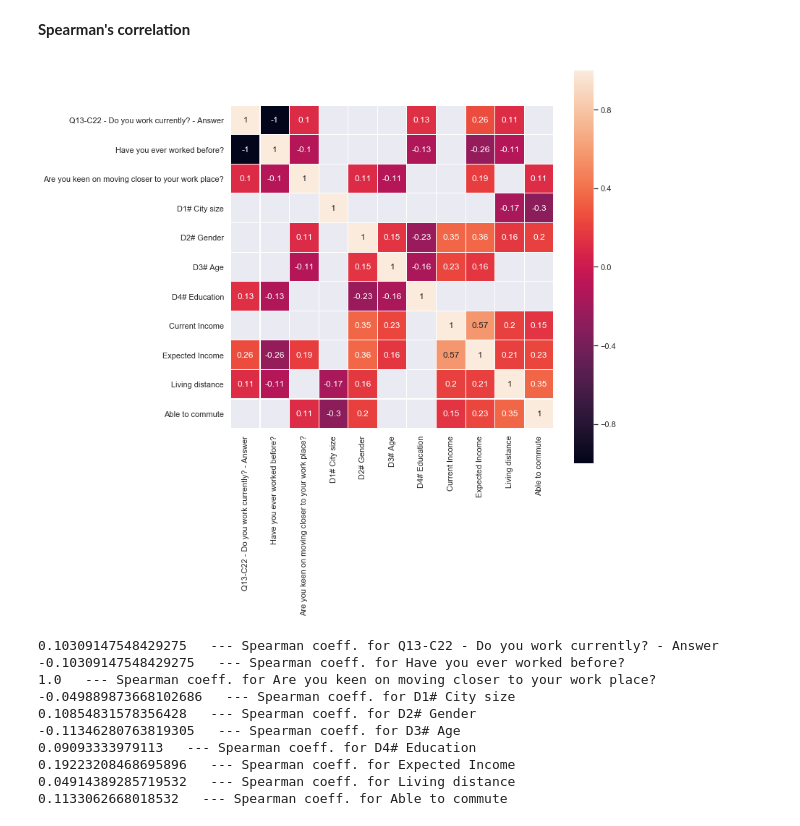
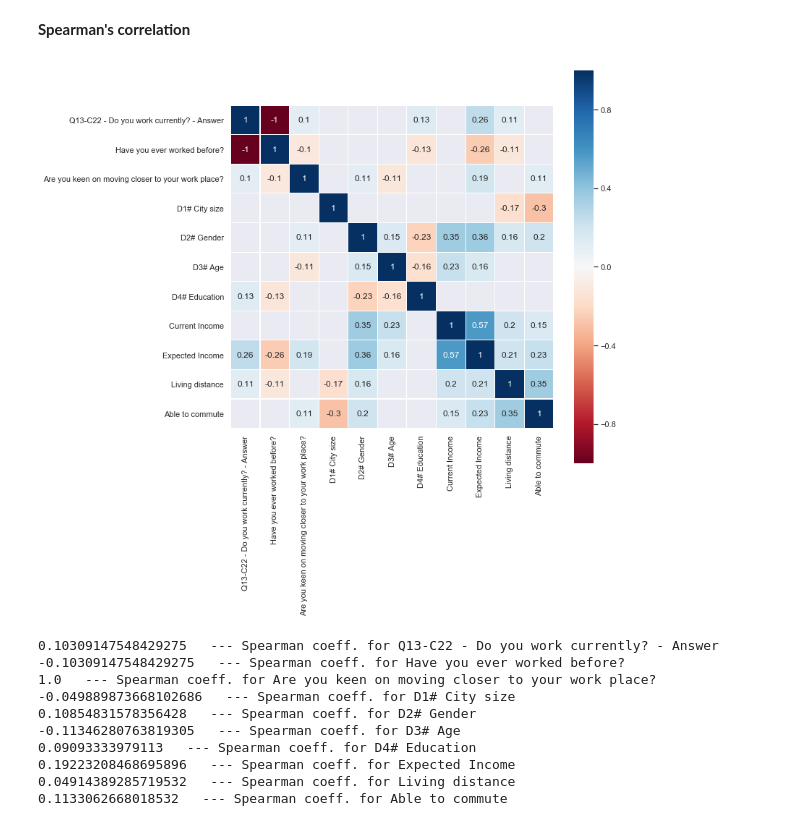
Before and after one commit to norbertstrzelecki/lstm_word2vec_spam_classifier, a Jupyter notebook: analytical/Analytical Task.ipynb, the cells around one changed output. Saved outputs shown, nothing was run; the diff lists cells and outputs as text; code cells hidden in the pictures.

Commit message:
Added correlation heatmap

```diff
--- a/analytical/Analytical Task.ipynb
+++ b/analytical/Analytical Task.ipynb
@@ -1010,10 +861,10 @@ weighted avg       0.66      0.71      0.66       534
 # %%
 corr = df_adult_all_num.drop(['Are you looking for a job?', 'id'], axis=1).corr('spearman')
 
 plt.figure(figsize=(10,10))
-sns.heatmap(corr[(corr >= 0.1) | (corr <= -0.1)], annot=True, square=True, linewidths=0.1);
+sns.heatmap(corr[(corr >= 0.1) | (corr <= -0.1)], annot=True, square=True, linewidths=0.1, cmap='RdBu');
 # %% [output]
-[figure, old version]
+[figure, new version]
 # %%
 # Overall correlation
 
```
Also changed, not shown: parts of 26 cells of this notebook.
